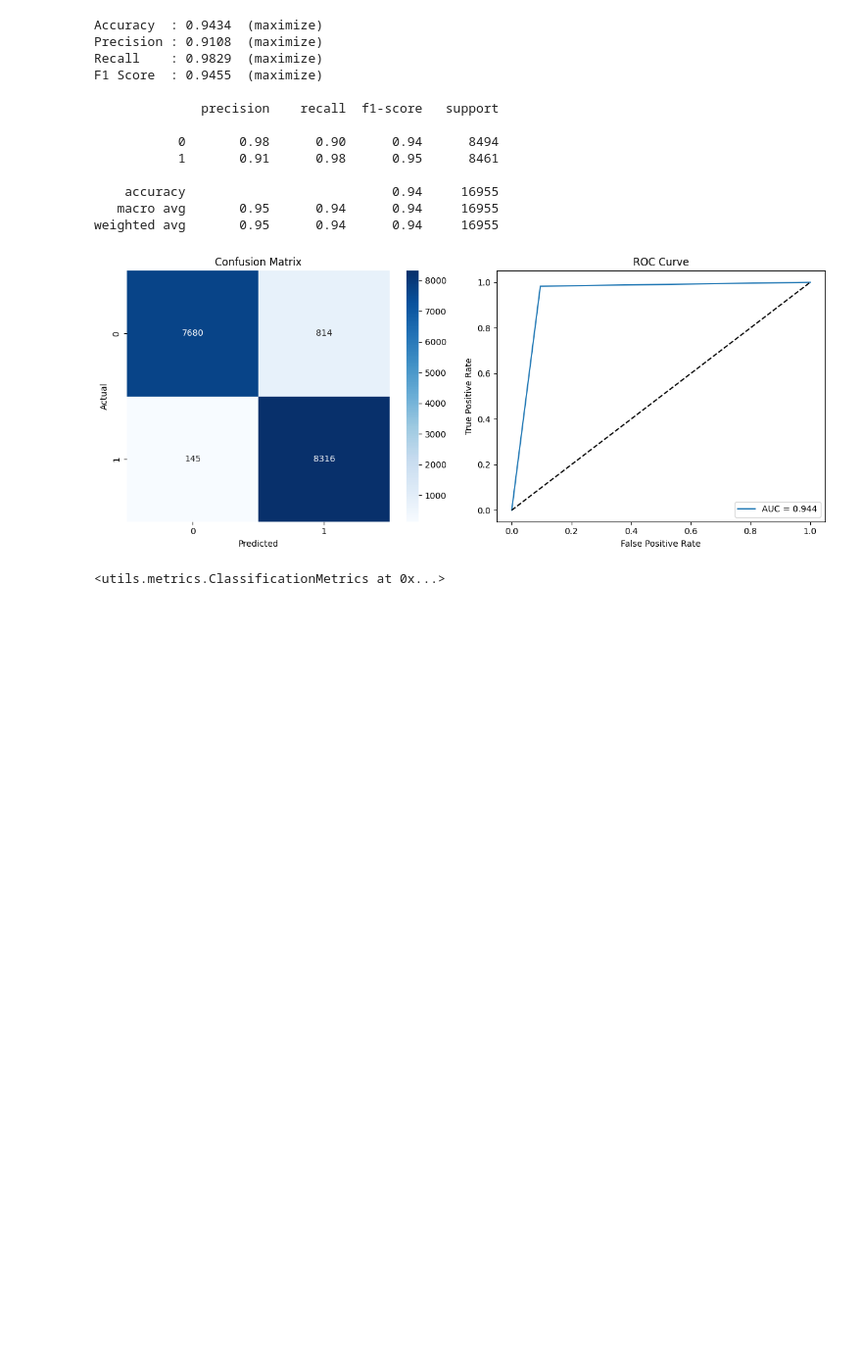
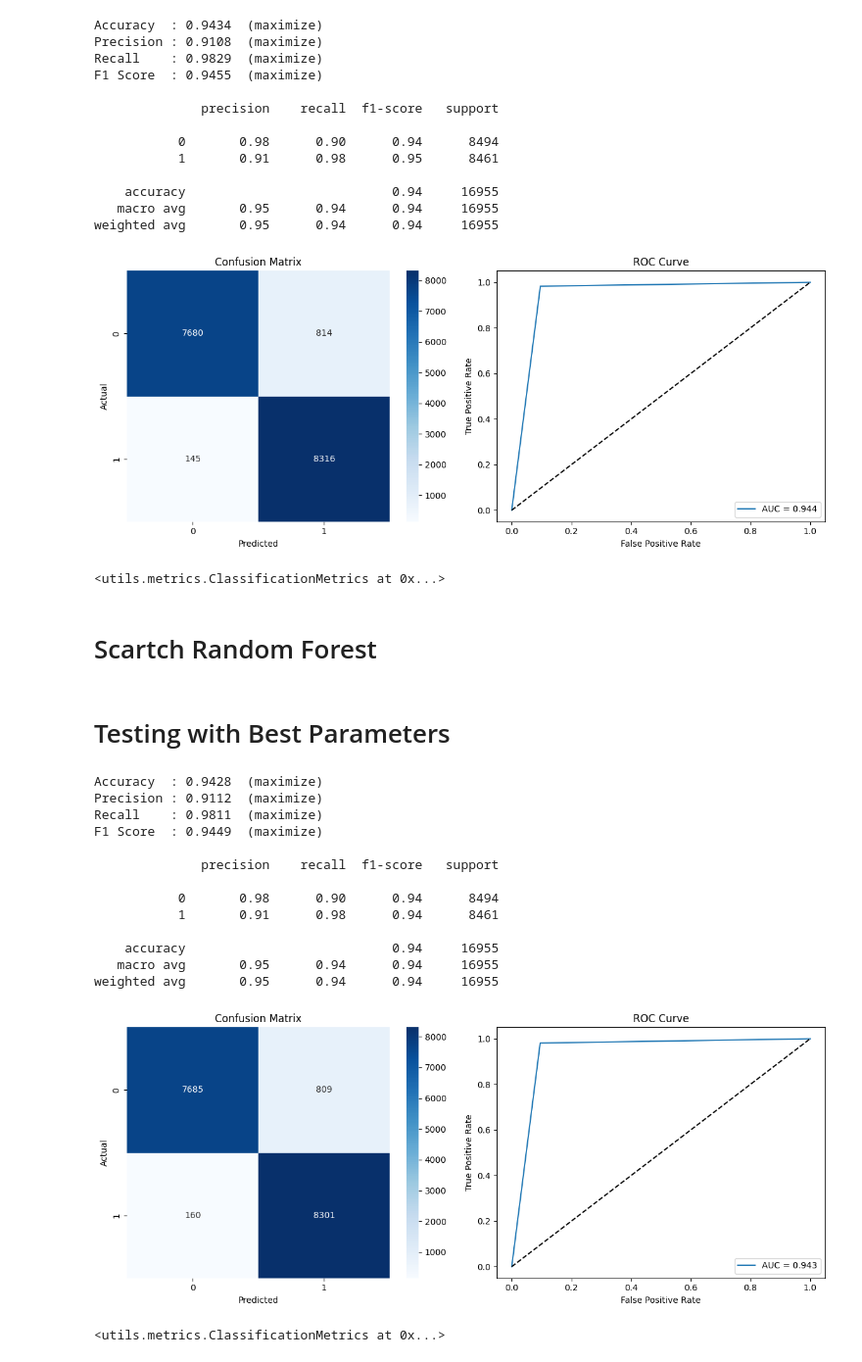
Before and after one commit to MohamedRamzi9/Data-Mining-Project, a Jupyter notebook: supervised_learning/random_forest.ipynb, the cells around one changed output. Shown at 98% size. Saved outputs shown, nothing was run; the diff lists cells and outputs as text; code cells hidden in the pictures; blank space fills up the shorter version.

```diff
--- a/supervised_learning/random_forest.ipynb
+++ b/supervised_learning/random_forest.ipynb
@@ -367,3 +322,5 @@ F1 Score  : 0.9455  (maximize)
 weighted avg       0.95      0.94      0.94     16955
 [figure]
 <utils.metrics.ClassificationMetrics at 0x...>
+# %% [markdown]
+# Scartch Random Forest
@@ -369,0 +373,23 @@ weighted avg       0.95      0.94      0.94     16955
+# %% [markdown]
+# Testing with Best Parameters
+# %%
+scractch_random_forest = RandomForest(n_trees=100)
+scractch_random_forest.fit(X_np_train, Y_np_train)
+Y_pred = scractch_random_forest.predict(X_np_test)
+show_classification_report(Y_np_test, Y_pred)
+# %% [output]
+Accuracy  : 0.9428  (maximize)
+Precision : 0.9112  (maximize)
+Recall    : 0.9811  (maximize)
+F1 Score  : 0.9449  (maximize)
+
+              precision    recall  f1-score   support
+
+           0       0.98      0.90      0.94      8494
+           1       0.91      0.98      0.94      8461
+
+    accuracy                           0.94     16955
+   macro avg       0.95      0.94      0.94     16955
+weighted avg       0.95      0.94      0.94     16955
+[figure, added]
+<utils.metrics.ClassificationMetrics at 0x...>
```
Also changed, not shown: parts of 6 cells of this notebook, 9 other files.
